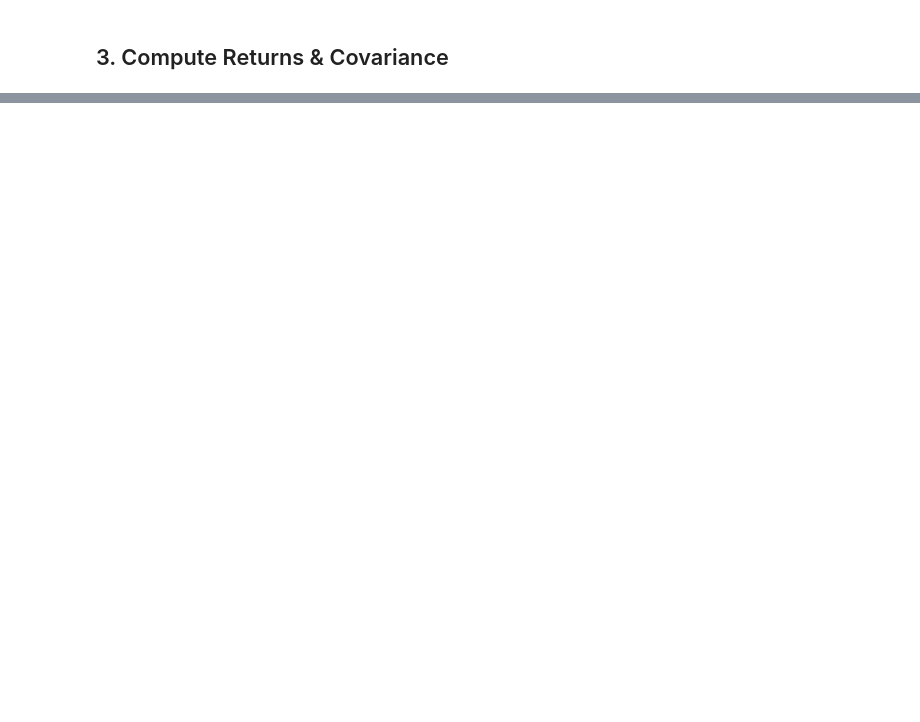
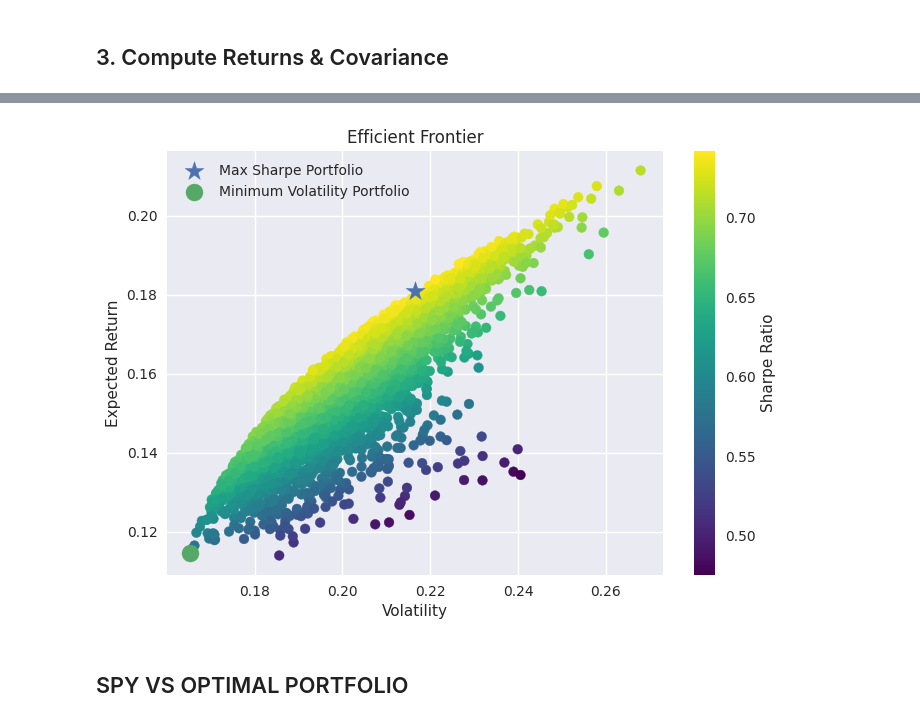
Before and after one commit to paolosalazarp/PortafolioOptimization, a Jupyter notebook: notebook/portfolio_analysis.ipynb, the cells around one changed output, grey strips where cells are left out. Saved outputs shown, nothing was run; the diff lists cells and outputs as text; code cells hidden in the pictures; blank space fills up the shorter version.

```diff
--- a/notebook/portfolio_analysis.ipynb
+++ b/notebook/portfolio_analysis.ipynb
@@ -119,0 +243,9 @@ summary
+# %%
+min_vol = minimize(
+    portfolio_volatility,
+    initial_weights,
+    args=(mean_returns, cov_matrix),
+    method='SLSQP',
+    bounds=bounds,
+    constraints=constraints
+)
@@ -119,0 +264,34 @@ summary
+# %%
+plt.figure()
+
+scatter = plt.scatter(
+    results[1, :],  # Volatilidad
+    results[0, :],  # Retorno
+    c=results[2, :],  # Sharpe
+    cmap="viridis"
+)
+
+plt.colorbar(scatter, label="Sharpe Ratio")
+plt.xlabel("Volatility")
+plt.ylabel("Expected Return")
+plt.title("Efficient Frontier")
+plt.scatter(
+    opt_volatility,
+    opt_return,
+    marker="*",
+    s=200,
+    label="Max Sharpe Portfolio"
+)
+plt.scatter(
+    min_volatility,
+    min_return,
+    marker="o",
+    s=150,
+    label="Minimum Volatility Portfolio"
+)
+plt.legend()
+plt.show()
+# %% [output]
+[figure, added]
+# %% [markdown]
+## SPY VS OPTIMAL PORTFOLIO
```
Also changed, not shown: parts of 53 cells of this notebook.
